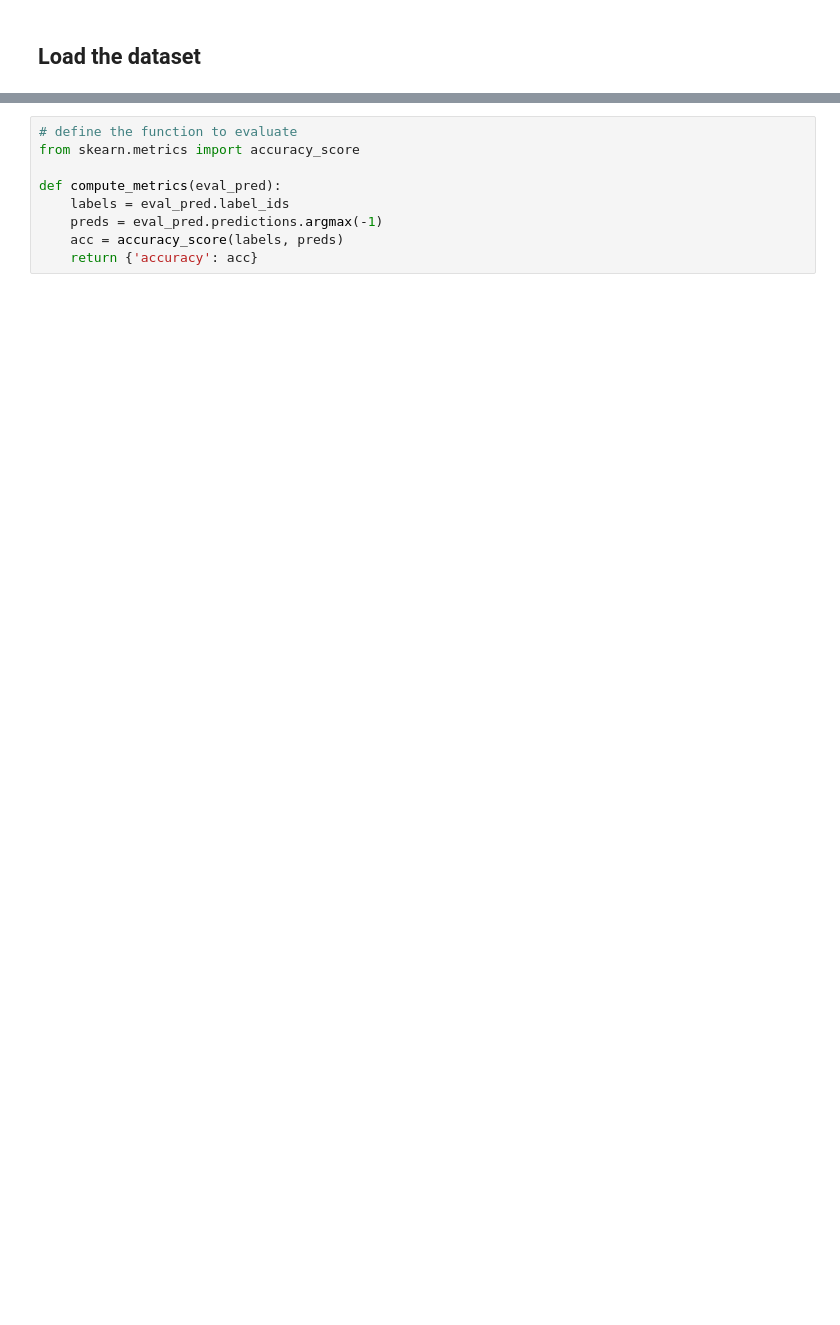
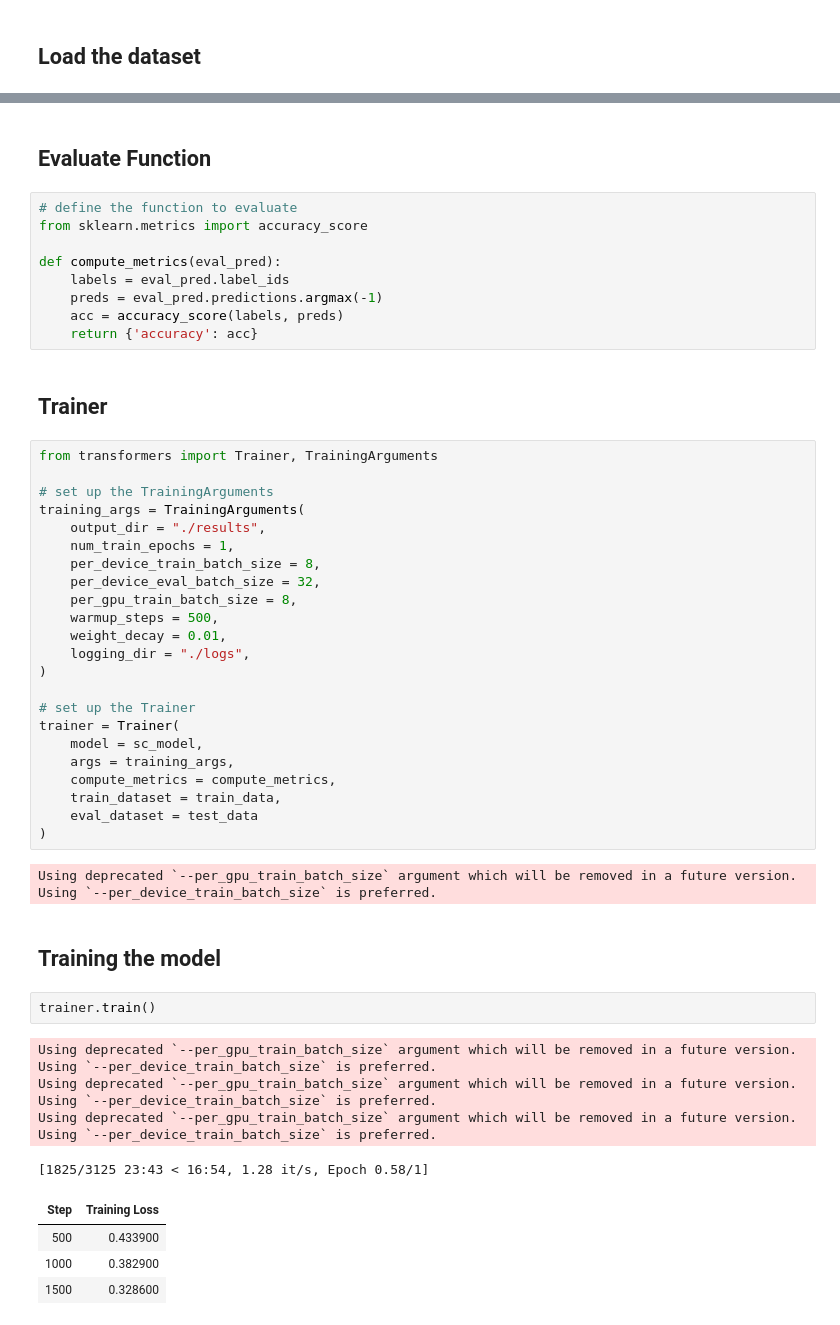
Before and after one commit to ntaka-0303/AI-Masrer, a Jupyter notebook: S17.BERT/emotional_analizer.ipynb, the cells around one changed output, grey strips where cells are left out. Cells and saved outputs as stored; diff of their text form; blank space fills up the shorter version.

```diff
--- a/S17.BERT/emotional_analizer.ipynb
+++ b/S17.BERT/emotional_analizer.ipynb
@@ -50,9 +67,51 @@ KeyboardInterrupt:
+# %% [markdown]
+## Evaluate Function
 # %%
 # define the function to evaluate
-from skearn.metrics import accuracy_score
+from sklearn.metrics import accuracy_score
 
 def compute_metrics(eval_pred):
     labels = eval_pred.label_ids
     preds = eval_pred.predictions.argmax(-1)
     acc = accuracy_score(labels, preds)
     return {'accuracy': acc}
+# %% [markdown]
+## Trainer
+# %%
+from transformers import Trainer, TrainingArguments
+
+# set up the TrainingArguments
+training_args = TrainingArguments(
+    output_dir = "./results",
+    num_train_epochs = 1,
+    per_device_train_batch_size = 8,
+    per_device_eval_batch_size = 32,
+    per_gpu_train_batch_size = 8,
+    warmup_steps = 500,
+    weight_decay = 0.01,
+    logging_dir = "./logs",
+)
+
+# set up the Trainer
+trainer = Trainer(
+    model = sc_model,
+    args = training_args,
+    compute_metrics = compute_metrics,
+    train_dataset = train_data,
+    eval_dataset = test_data
+)
+# %% [output]
+Using deprecated `--per_gpu_train_batch_size` argument which will be removed in a future version. Using `--per_device_train_batch_size` is preferred.
+# %% [markdown]
+## Training the model
+# %%
+trainer.train()
+# %% [output]
+Using deprecated `--per_gpu_train_batch_size` argument which will be removed in a future version. Using `--per_device_train_batch_size` is preferred.
+Using deprecated `--per_gpu_train_batch_size` argument which will be removed in a future version. Using `--per_device_train_batch_size` is preferred.
+Using deprecated `--per_gpu_train_batch_size` argument which will be removed in a future version. Using `--per_device_train_batch_size` is preferred.
+[1825/3125 23:43 < 16:54, 1.28 it/s, Epoch 0.58/1]
+| Step | Training Loss |
+| 500 | 0.433900 |
+| 1000 | 0.382900 |
+| 1500 | 0.328600 |
```
Also changed, not shown: parts of 7 cells of this notebook.
